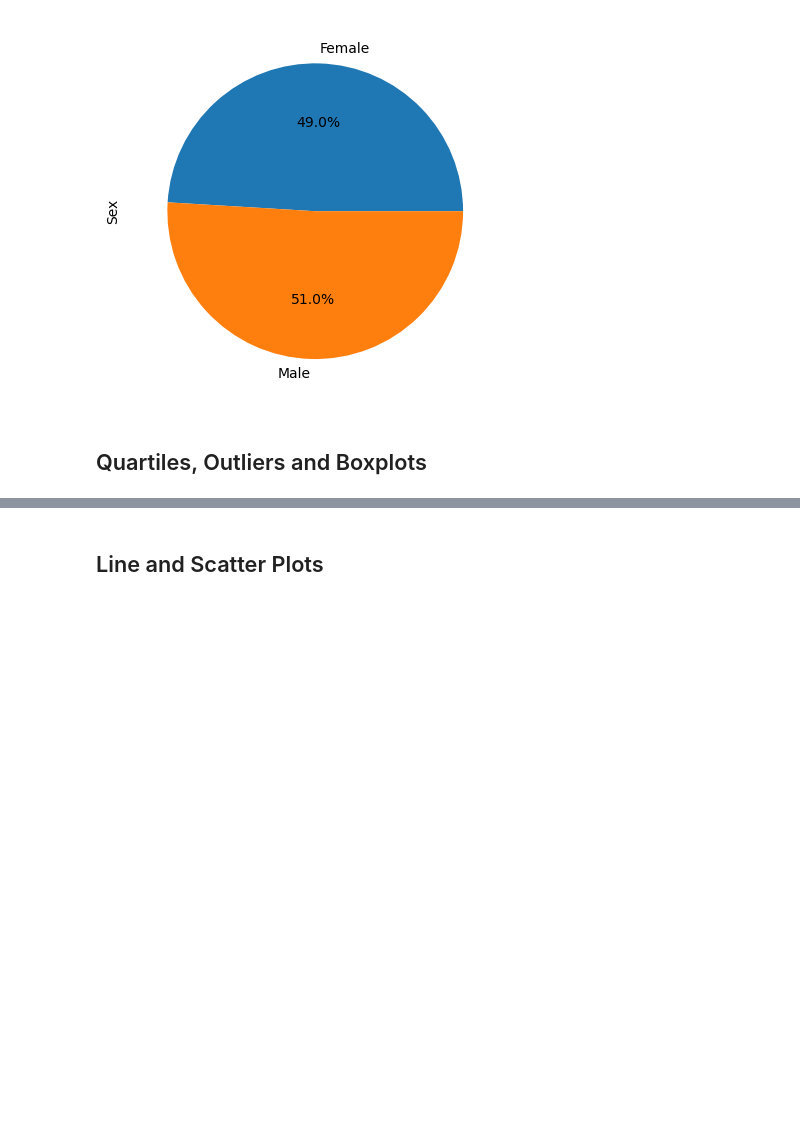
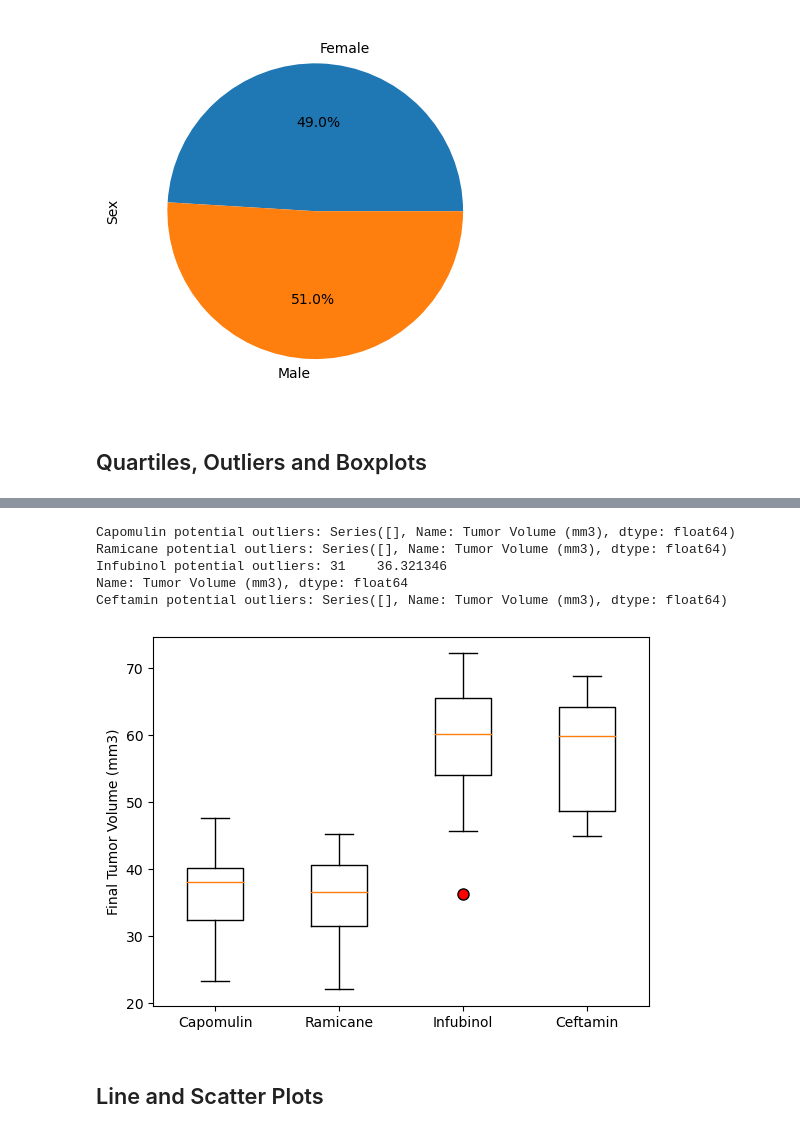
Before and after one commit to TPaxton97/matplotlib-challenge, a Jupyter notebook: Starter_Code/Pymaceuticals/pymaceuticals_starter.ipynb, the cells around one changed output, grey strips where cells are left out. Drawn from its saved outputs; the diff is of its cells as text; code cells hidden in the pictures; blank space fills up the shorter version.

```diff
--- a/Starter_Code/Pymaceuticals/pymaceuticals_starter.ipynb
+++ b/Starter_Code/Pymaceuticals/pymaceuticals_starter.ipynb
@@ -202,6 +205,10 @@ Text(0, 0.5, 'Sex')
 # Capomulin, Ramicane, Infubinol, and Ceftamin
 
 # Start by getting the last (greatest) timepoint for each mouse
-
+lastTimepoints = cleanCombinedMouseResults.groupby(["Mouse ID"])["Timepoint"].max()
+lastTimepoints = lastTimepoints.reset_index()
 
 # Merge this group df with the original DataFrame to get the tumor volume at the last timepoint
+
+finalTumorVolumesDF = lastTimepoints.merge(cleanCombinedMouseResults, on=['Mouse ID','Timepoint'], how="left")
+finalTumorVolumesDF
@@ -208,22 +229,42 @@ Text(0, 0.5, 'Sex')
 # %%
 # Put treatments into a list for for loop (and later for plot labels)
-
+treatments = ["Capomulin", "Ramicane", "Infubinol", "Ceftamin"]
 
 # Create empty list to fill with tumor vol data (for plotting)
-
+tumorVolData = []
 
 # Calculate the IQR and quantitatively determine if there are any potential outliers.
-
-
     # Locate the rows which contain mice on each drug and get the tumor volumes
-
-
     # add subset
-
-
     # Determine outliers using upper and lower bounds
+for drug in treatments:
+    drug_regimens = finalTumorVolumesDF.loc[finalTumorVolumesDF["Drug Regimen"] == drug, "Tumor Volume (mm3)"]
+    tumorVolData.append(drug_regimens)
+    quartiles = drug_regimens.quantile([.25,.5,.75])
+    lowerq = quartiles[0.25]
+    upperq = quartiles[0.75]
+    iqr = upperq-lowerq
+    lower_bound = lowerq - (1.5*iqr)
+    upper_bound = upperq + (1.5*iqr)
+    outlier_occupancy = drug_regimens.loc[(drug_regimens < lower_bound) | (drug_regimens > upper_bound)]
+    print(f"{drug} potential outliers: {outlier_occupancy}")
+# %% [output]
+Capomulin potential outliers: Series([], Name: Tumor Volume (mm3), dtype: float64)
+Ramicane potential outliers: Series([], Name: Tumor Volume (mm3), dtype: float64)
+Infubinol potential outliers: 31    36.321346
+Name: Tumor Volume (mm3), dtype: float64
+Ceftamin potential outliers: Series([], Name: Tumor Volume (mm3), dtype: float64)
 # %%
 # Generate a box plot that shows the distrubution of the tumor volume for each treatment group.
+fig1, ax1 = plt.subplots()
+flierprops = dict(marker='o', markerfacecolor='red', markersize=8,
+                  linestyle='none')
+ax1.set_ylabel("Final Tumor Volume (mm3)")
+ax1.set_xticklabels(["Capomulin", "Ramicane", "Infubinol", "Ceftamin"])
+ax1.boxplot(tumorVolData, flierprops=flierprops)
+plt.show()
+# %% [output]
+[figure, added]
 # %% [markdown]
 ## Line and Scatter Plots
 # %%
```
Also changed, not shown: parts of 6 cells of this notebook, 1 other file.
